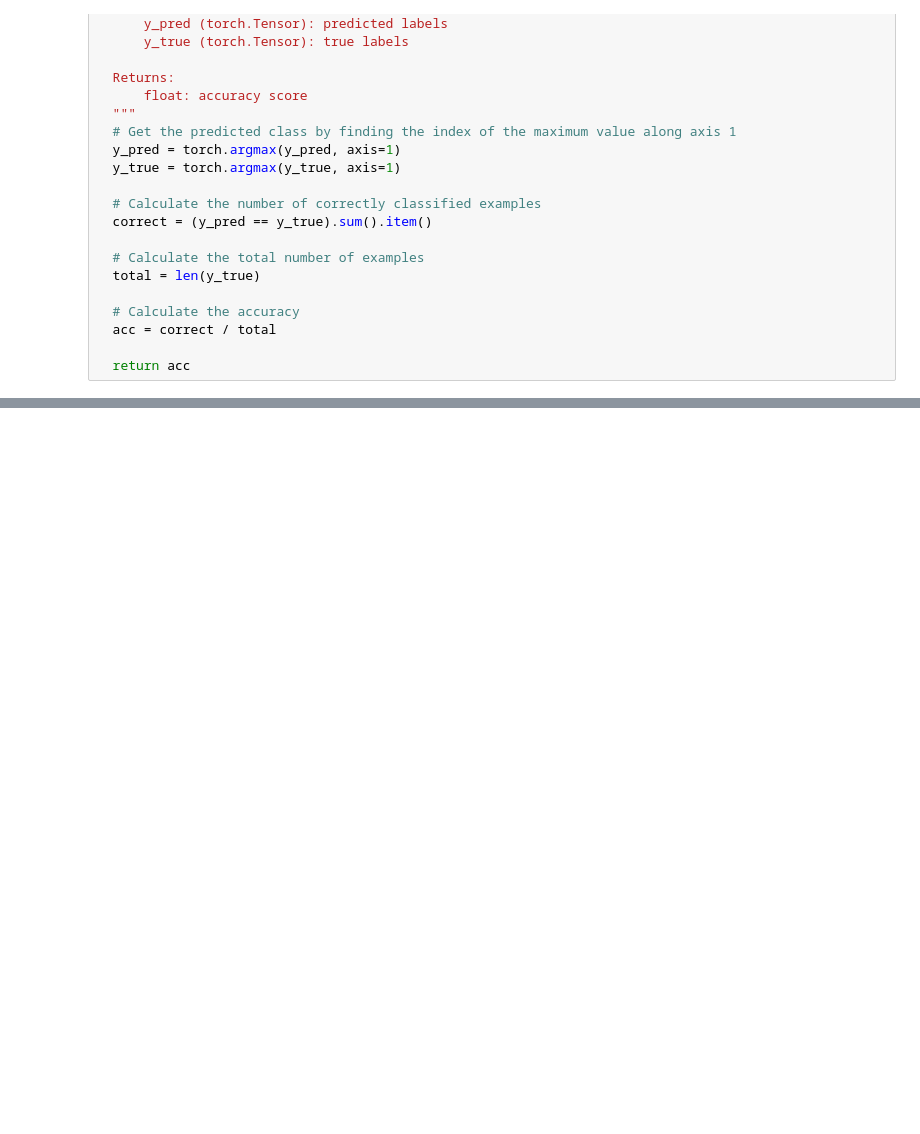
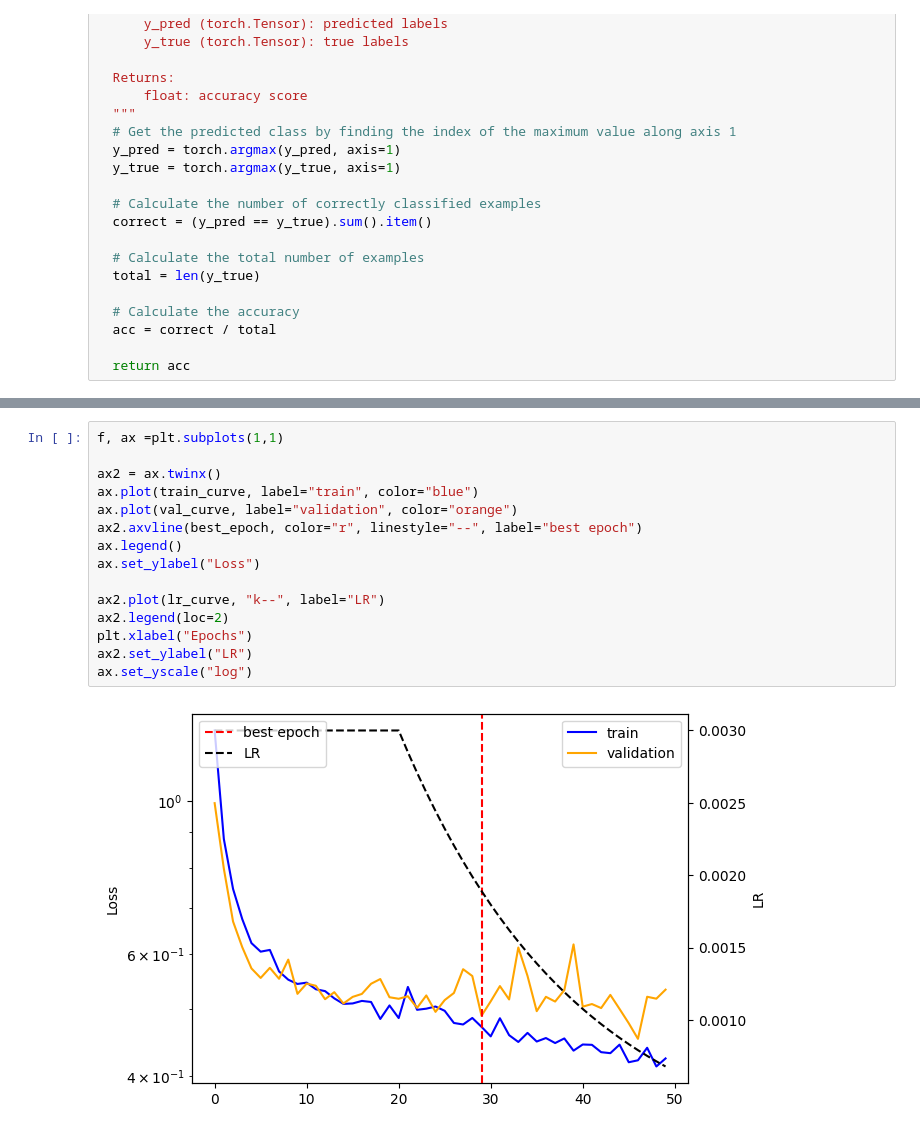
Before and after one commit to anmgomezmo/Advance_machine_learning_for_physics, a Jupyter notebook: Hands_on/Hands_on_1.ipynb, the cells around one changed output, grey strips where cells are left out. Cells and saved outputs as stored; diff of their text form; blank space fills up the shorter version.

Commit message:
Training and evaluation of the best model

```diff
--- a/Hands_on/Hands_on_1.ipynb
+++ b/Hands_on/Hands_on_1.ipynb
@@ -496,0 +583,17 @@ def accuracy(y_pred, y_true):
+# %%
+f, ax =plt.subplots(1,1)
+
+ax2 = ax.twinx()
+ax.plot(train_curve, label="train", color="blue")
+ax.plot(val_curve, label="validation", color="orange")
+ax2.axvline(best_epoch, color="r", linestyle="--", label="best epoch")
+ax.legend()
+ax.set_ylabel("Loss")
+
+ax2.plot(lr_curve, "k--", label="LR")
+ax2.legend(loc=2)
+plt.xlabel("Epochs")
+ax2.set_ylabel("LR")
+ax.set_yscale("log")
+# %% [output]
+[figure, added]
```
Also changed, not shown: parts of 5 cells of this notebook.
